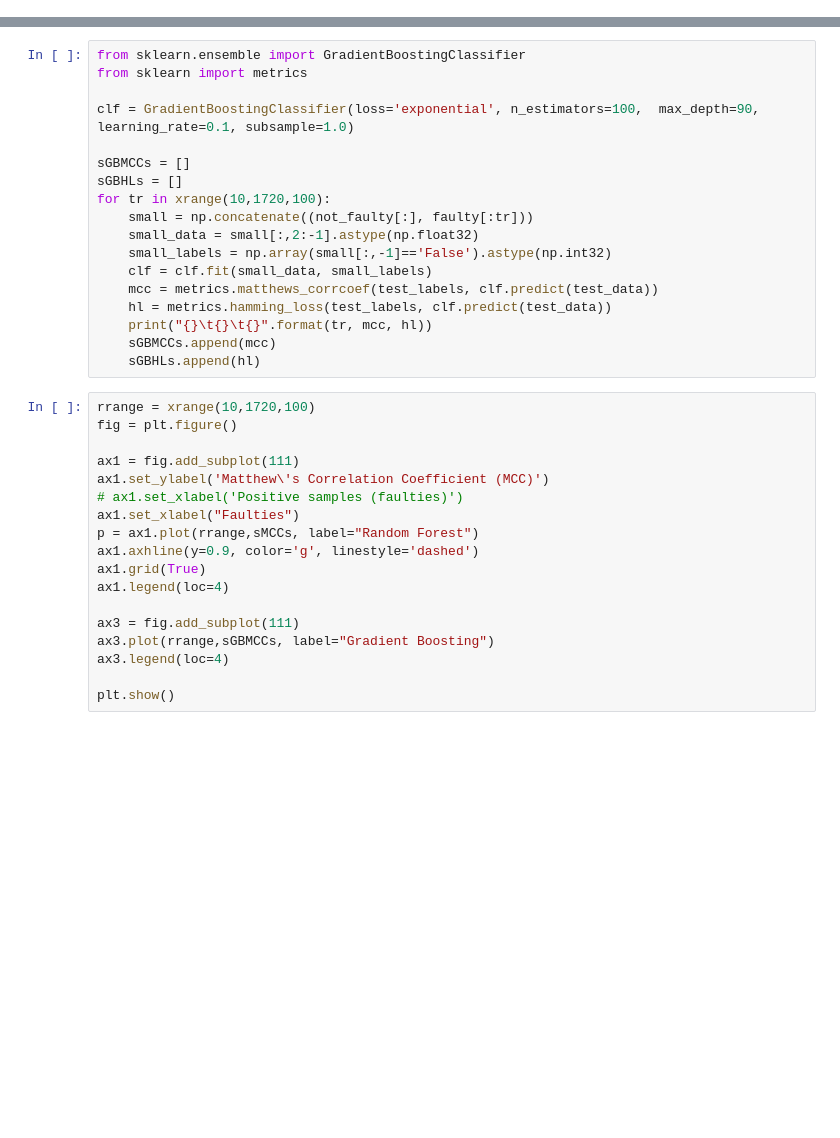
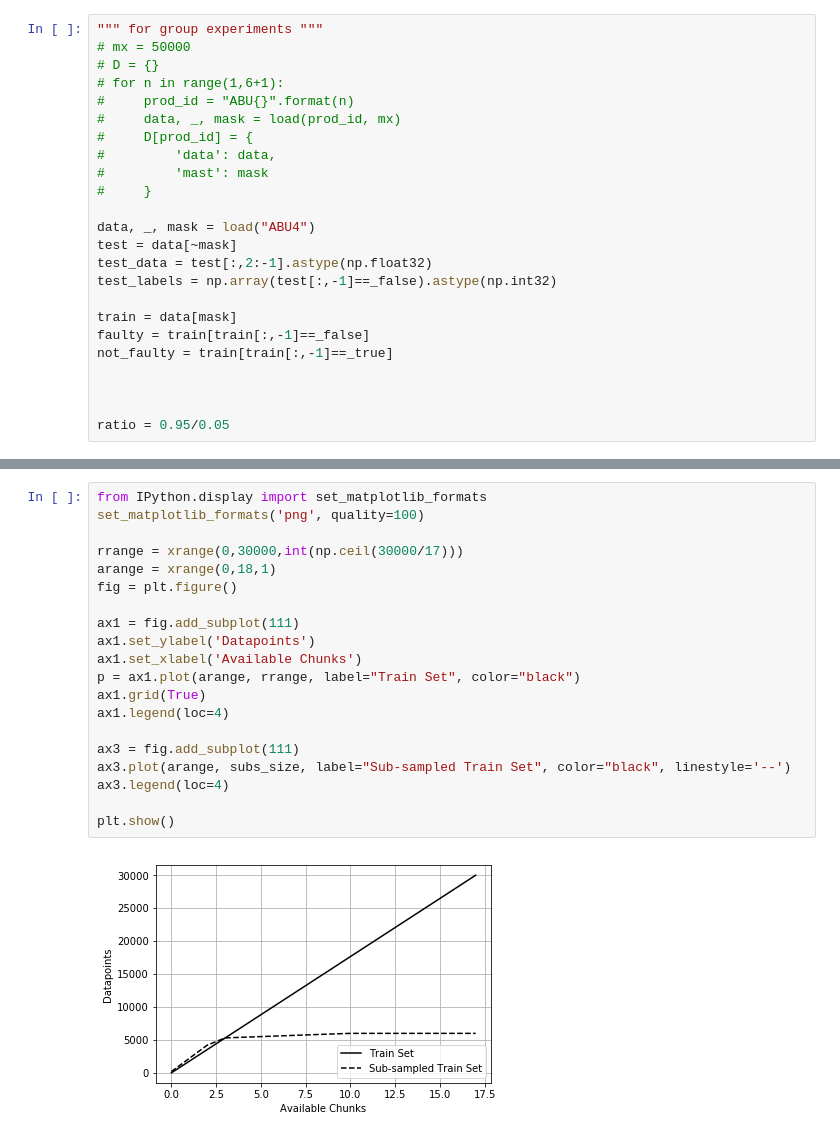
Before and after one commit to farshidtz/early-fault-detection, a Jupyter notebook: training/notebooks/evaluation.ipynb, the cells around one changed output, grey strips where cells are left out. Drawn from its saved outputs; the diff is of its cells as text; blank space fills up the shorter version.

```diff
--- a/training/notebooks/evaluation.ipynb
+++ b/training/notebooks/evaluation.ipynb
@@ -132 +165,25 @@ print_metrics(train_labels, clf.predict(train_data))
 print_metrics(test_labels, clf.predict(test_data))
+# %%
+""" for group experiments """
+# mx = 50000
+# D = {}
+# for n in range(1,6+1):
+#     prod_id = "ABU{}".format(n)
+#     data, _, mask = load(prod_id, mx)
+#     D[prod_id] = {
+#         'data': data,
+#         'mast': mask
+#     }
+
+data, _, mask = load("ABU4")
+test = data[~mask]
+test_data = test[:,2:-1].astype(np.float32)
+test_labels = np.array(test[:,-1]==_false).astype(np.int32)
+
+train = data[mask]
+faulty = train[train[:,-1]==_false]
+not_faulty = train[train[:,-1]==_true]
+
+
+
+ratio = 0.95/0.05
@@ -248,36 +396,22 @@ for tr in xrange(10,1720,100):
-# %%
-from sklearn.ensemble import GradientBoostingClassifier
-from sklearn import metrics
-
-clf = GradientBoostingClassifier(loss='exponential', n_estimators=100,  max_depth=90, learning_rate=0.1, subsample=1.0)
-
-sGBMCCs = []
-sGBHLs = []
-for tr in xrange(10,1720,100):
-    small = np.concatenate((not_faulty[:], faulty[:tr]))
-    small_data = small[:,2:-1].astype(np.float32)
-    small_labels = np.array(small[:,-1]=='False').astype(np.int32)
-    clf = clf.fit(small_data, small_labels)
-    mcc = metrics.matthews_corrcoef(test_labels, clf.predict(test_data))
-    hl = metrics.hamming_loss(test_labels, clf.predict(test_data))
-    print("{}\t{}\t{}".format(tr, mcc, hl))
-    sGBMCCs.append(mcc)
-    sGBHLs.append(hl)
 # %%
-rrange = xrange(10,1720,100)
+from IPython.display import set_matplotlib_formats
+set_matplotlib_formats('png', quality=100)
+
+rrange = xrange(0,30000,int(np.ceil(30000/17)))
+arange = xrange(0,18,1)
 fig = plt.figure()
 
 ax1 = fig.add_subplot(111)
-ax1.set_ylabel('Matthew\'s Correlation Coefficient (MCC)')
-# ax1.set_xlabel('Positive samples (faulties)')
-ax1.set_xlabel("Faulties")
-p = ax1.plot(rrange,sMCCs, label="Random Forest")
-ax1.axhline(y=0.9, color='g', linestyle='dashed')
+ax1.set_ylabel('Datapoints')
+ax1.set_xlabel('Available Chunks')
+p = ax1.plot(arange, rrange, label="Train Set", color="black")
 ax1.grid(True)
 ax1.legend(loc=4)
 
 ax3 = fig.add_subplot(111)
-ax3.plot(rrange,sGBMCCs, label="Gradient Boosting")
+ax3.plot(arange, subs_size, label="Sub-sampled Train Set", color="black", linestyle='--')
 ax3.legend(loc=4)
 
 plt.show()
+# %% [output]
+[figure, added]
```
Also changed, not shown: parts of 15 cells of this notebook, 1 other file.
